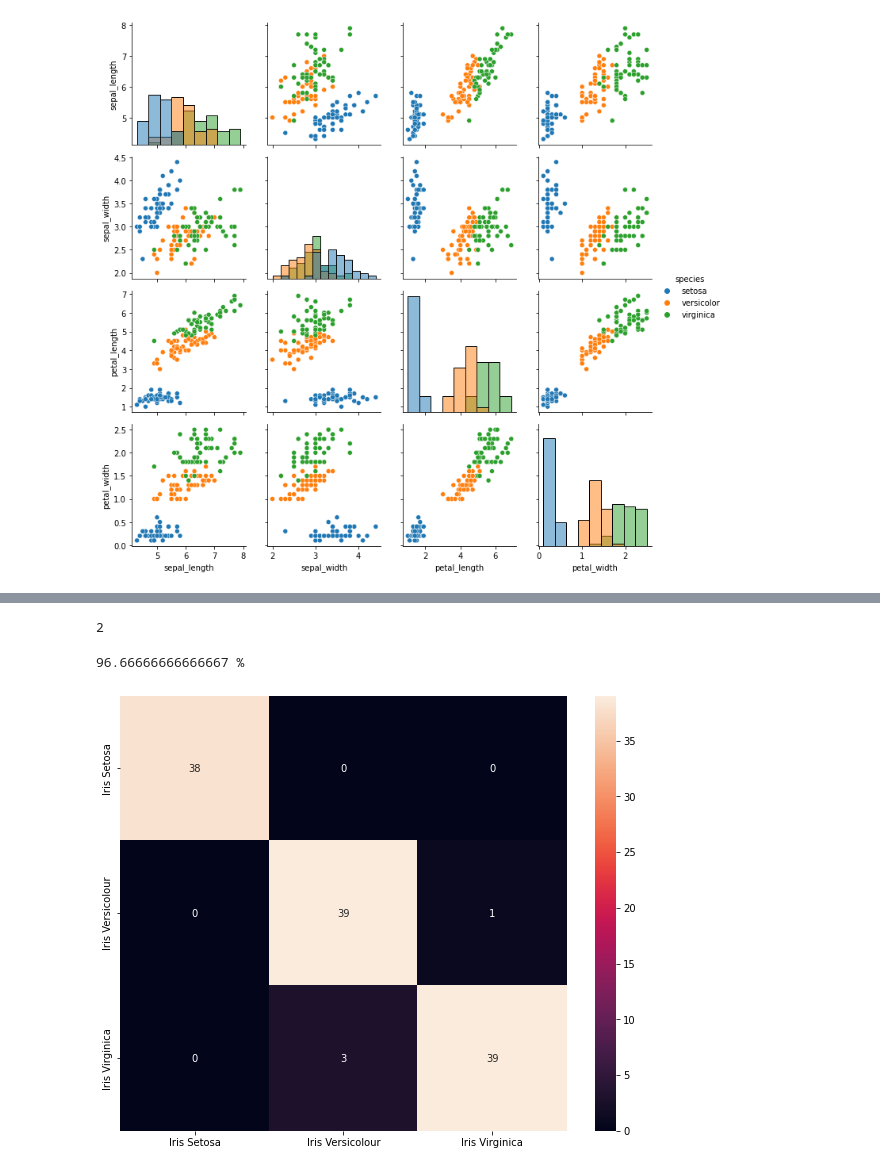
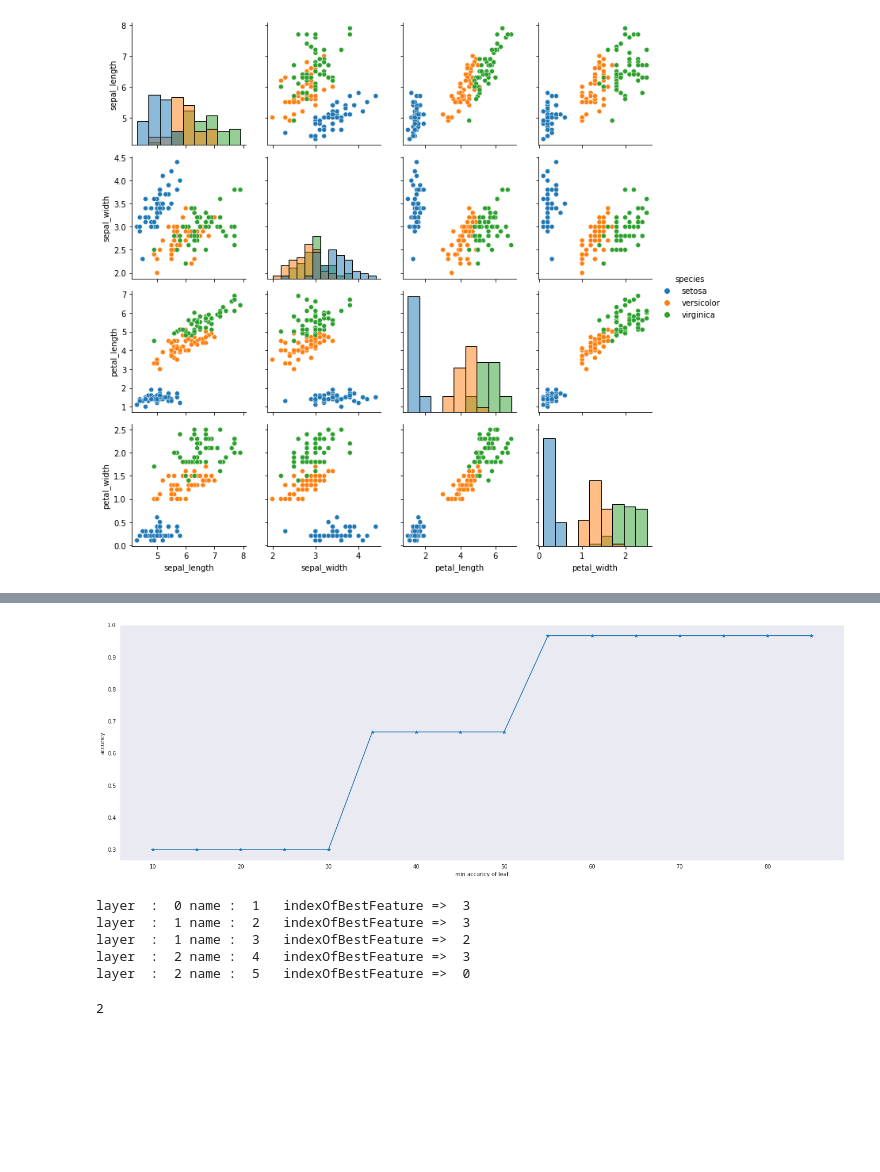
Before and after one commit to farhadhsn8/MLP, a Jupyter notebook: bagging_randomForest.ipynb, the cells around one changed output, grey strips where cells are left out. Saved outputs shown, nothing was run; the diff lists cells and outputs as text; code cells hidden in the pictures; blank space fills up the shorter version.

```diff
--- a/bagging_randomForest.ipynb
+++ b/bagging_randomForest.ipynb
@@ -299 +361,25 @@ g.add_legend()
+# %%
+#------------test Data - -----------------
+
+accs = []
+for i in range(10,90,5):
+  accs.append(cm_test(i/100))
+sns.set_style("darkgrid")
+plt.figure(figsize = (24,8))
+plt.plot(range(10,90,5), accs , marker = '*')
+plt.xlabel("min accuricy of leaf")
+plt.ylabel("accuricy")
+plt.grid()
+plt.show()
+# %% [output]
+[figure, added]
+# %%
+A = decisionTree(train[:,0:4],train[:,4] , 0.8 ,0)
+A.showTree(A.head)
+# %% [output]
+layer  :  0 name :  1   indexOfBestFeature =>  3
+layer  :  1 name :  2   indexOfBestFeature =>  3
+layer  :  1 name :  3   indexOfBestFeature =>  2
+layer  :  2 name :  4   indexOfBestFeature =>  3
+layer  :  2 name :  5   indexOfBestFeature =>  0
 # %%
@@ -302,25 +388,2 @@ A.predict([6.7, 3.3, 5.7, 2.1] , A.head)
 # %% [output]
 2
-# %%
-#--------acc on train data -------------------------
-y_pred=[]
-for i in range(train.shape[0]):
-  y_pred.append(A.predict(train[i,0:4],A.head))
-
-
-from sklearn.metrics import confusion_matrix
-y_true = train[:,4].T
-cm = confusion_matrix(y_true, y_pred)
-
-
-df_cm = pd.DataFrame(cm,['Iris Setosa','Iris Versicolour','Iris Virginica'],['Iris Setosa','Iris Versicolour','Iris Virginica'])
-plt.figure(figsize = (10,8))
-sns.heatmap(df_cm, annot=True)
-
-
-true = np.diag(cm)
-accuricy = np.sum(true)/np.sum(cm)
-print(str(accuricy * 100)+' % ' , '\n\n')
-# %% [output]
-96.66666666666667 %
-[figure, removed]
```
Also changed, not shown: parts of 13 cells of this notebook.
